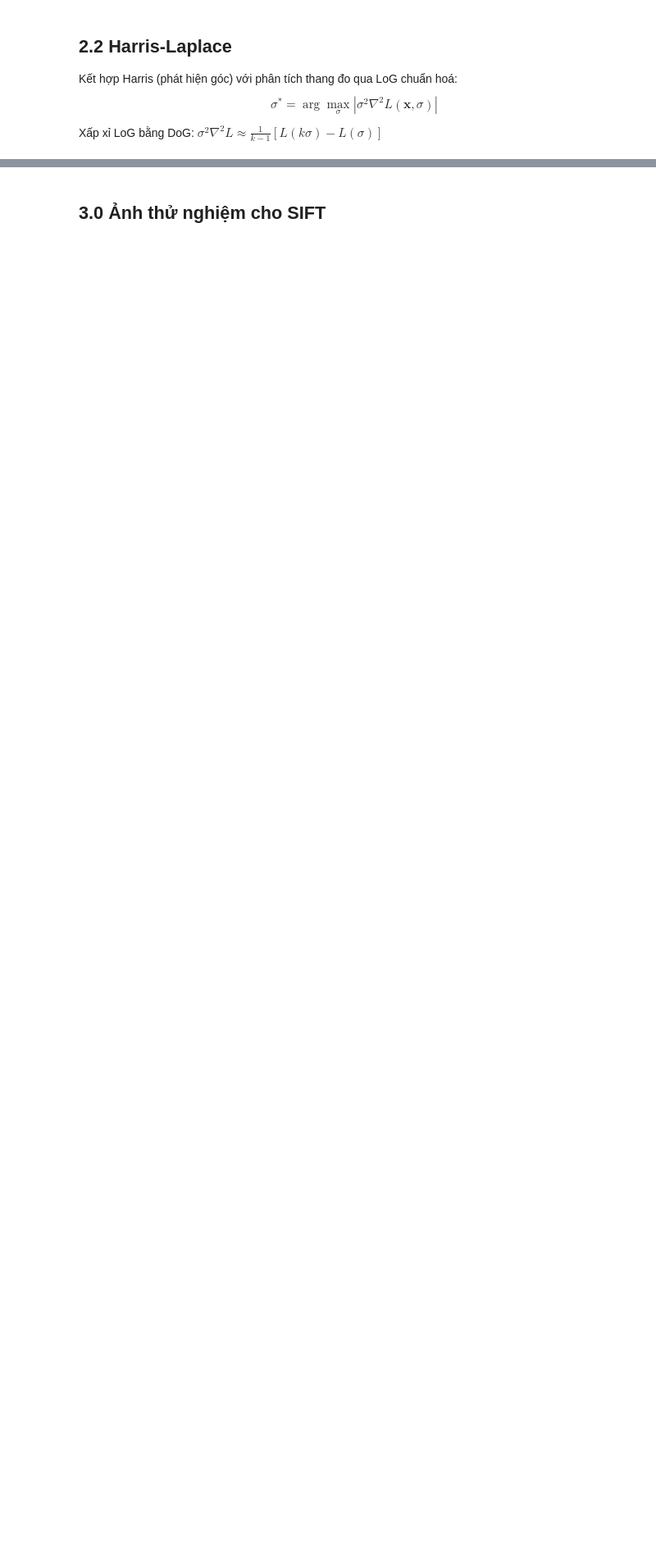
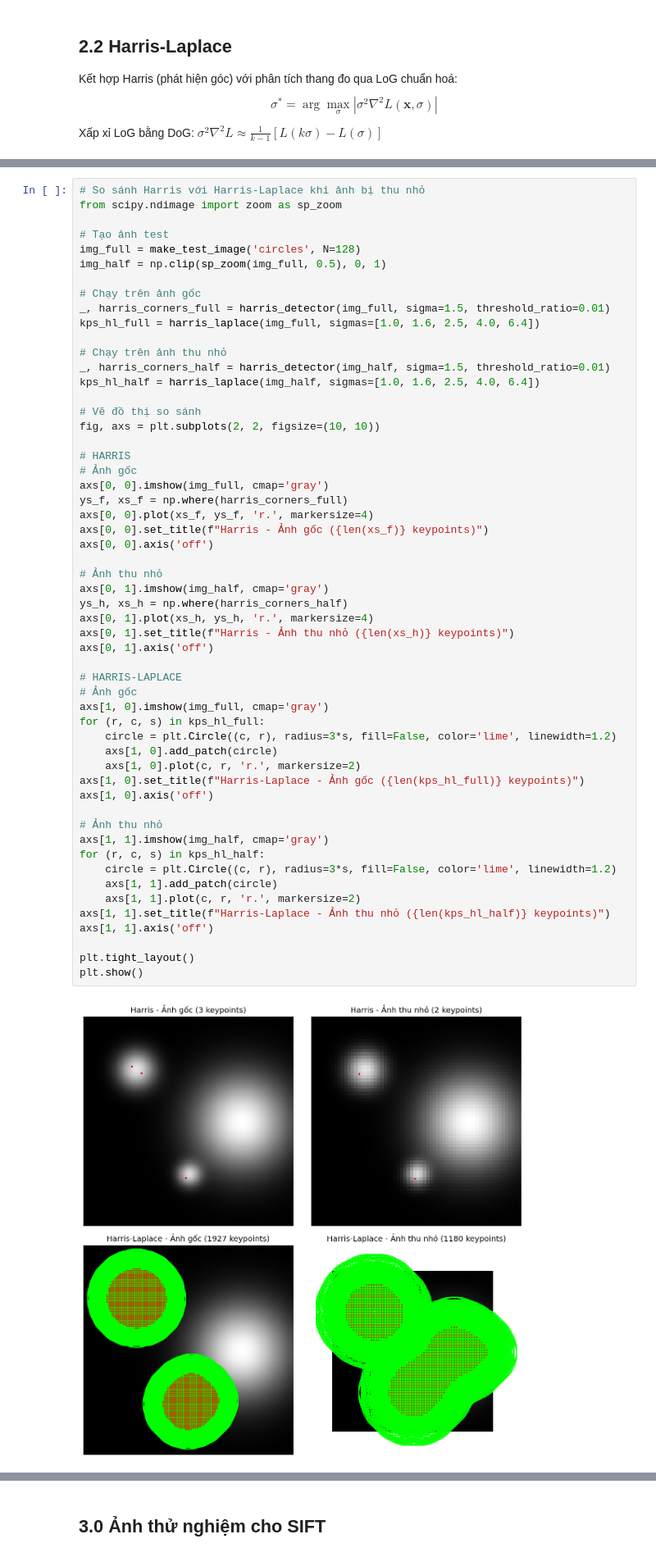
Before and after one commit to rosdev29/UTH-CV-BaiTap, a Jupyter notebook: Chapter2/assignment_starter-2.ipynb, the cells around one changed output, grey strips where cells are left out. Shown at 82% size. Drawn from its saved outputs; the diff is of its cells as text; blank space fills up the shorter version.

```diff
--- a/Chapter2/assignment_starter-2.ipynb
+++ b/Chapter2/assignment_starter-2.ipynb
@@ -513,0 +552,57 @@ img_half = np.clip(sp_zoom(img_full, 0.5), 0, 1)
+# %%
+# So sánh Harris với Harris-Laplace khi ảnh bị thu nhỏ
+from scipy.ndimage import zoom as sp_zoom
+
+# Tạo ảnh test
+img_full = make_test_image('circles', N=128)
+img_half = np.clip(sp_zoom(img_full, 0.5), 0, 1)
+
+# Chạy trên ảnh gốc
+_, harris_corners_full = harris_detector(img_full, sigma=1.5, threshold_ratio=0.01)
+kps_hl_full = harris_laplace(img_full, sigmas=[1.0, 1.6, 2.5, 4.0, 6.4])
+
+# Chạy trên ảnh thu nhỏ
+_, harris_corners_half = harris_detector(img_half, sigma=1.5, threshold_ratio=0.01)
+kps_hl_half = harris_laplace(img_half, sigmas=[1.0, 1.6, 2.5, 4.0, 6.4])
+
+# Vẽ đồ thị so sánh
+fig, axs = plt.subplots(2, 2, figsize=(10, 10))
+
+# HARRIS
+# Ảnh gốc
+axs[0, 0].imshow(img_full, cmap='gray')
+ys_f, xs_f = np.where(harris_corners_full)
+axs[0, 0].plot(xs_f, ys_f, 'r.', markersize=4)
+axs[0, 0].set_title(f"Harris - Ảnh gốc ({len(xs_f)} keypoints)")
+axs[0, 0].axis('off')
+
+# Ảnh thu nhỏ
+axs[0, 1].imshow(img_half, cmap='gray')
+ys_h, xs_h = np.where(harris_corners_half)
+axs[0, 1].plot(xs_h, ys_h, 'r.', markersize=4)
+axs[0, 1].set_title(f"Harris - Ảnh thu nhỏ ({len(xs_h)} keypoints)")
+axs[0, 1].axis('off')
+
+# HARRIS-LAPLACE
+# Ảnh gốc
+axs[1, 0].imshow(img_full, cmap='gray')
+for (r, c, s) in kps_hl_full:
+    circle = plt.Circle((c, r), radius=3*s, fill=False, color='lime', linewidth=1.2)
+    axs[1, 0].add_patch(circle)
+    axs[1, 0].plot(c, r, 'r.', markersize=2)
+axs[1, 0].set_title(f"Harris-Laplace - Ảnh gốc ({len(kps_hl_full)} keypoints)")
+axs[1, 0].axis('off')
+
+# Ảnh thu nhỏ
+axs[1, 1].imshow(img_half, cmap='gray')
+for (r, c, s) in kps_hl_half:
+    circle = plt.Circle((c, r), radius=3*s, fill=False, color='lime', linewidth=1.2)
+    axs[1, 1].add_patch(circle)
+    axs[1, 1].plot(c, r, 'r.', markersize=2)
+axs[1, 1].set_title(f"Harris-Laplace - Ảnh thu nhỏ ({len(kps_hl_half)} keypoints)")
+axs[1, 1].axis('off')
+
+plt.tight_layout()
+plt.show()
+# %% [output]
+[figure, added]
```
Also changed, not shown: parts of 16 cells of this notebook.
